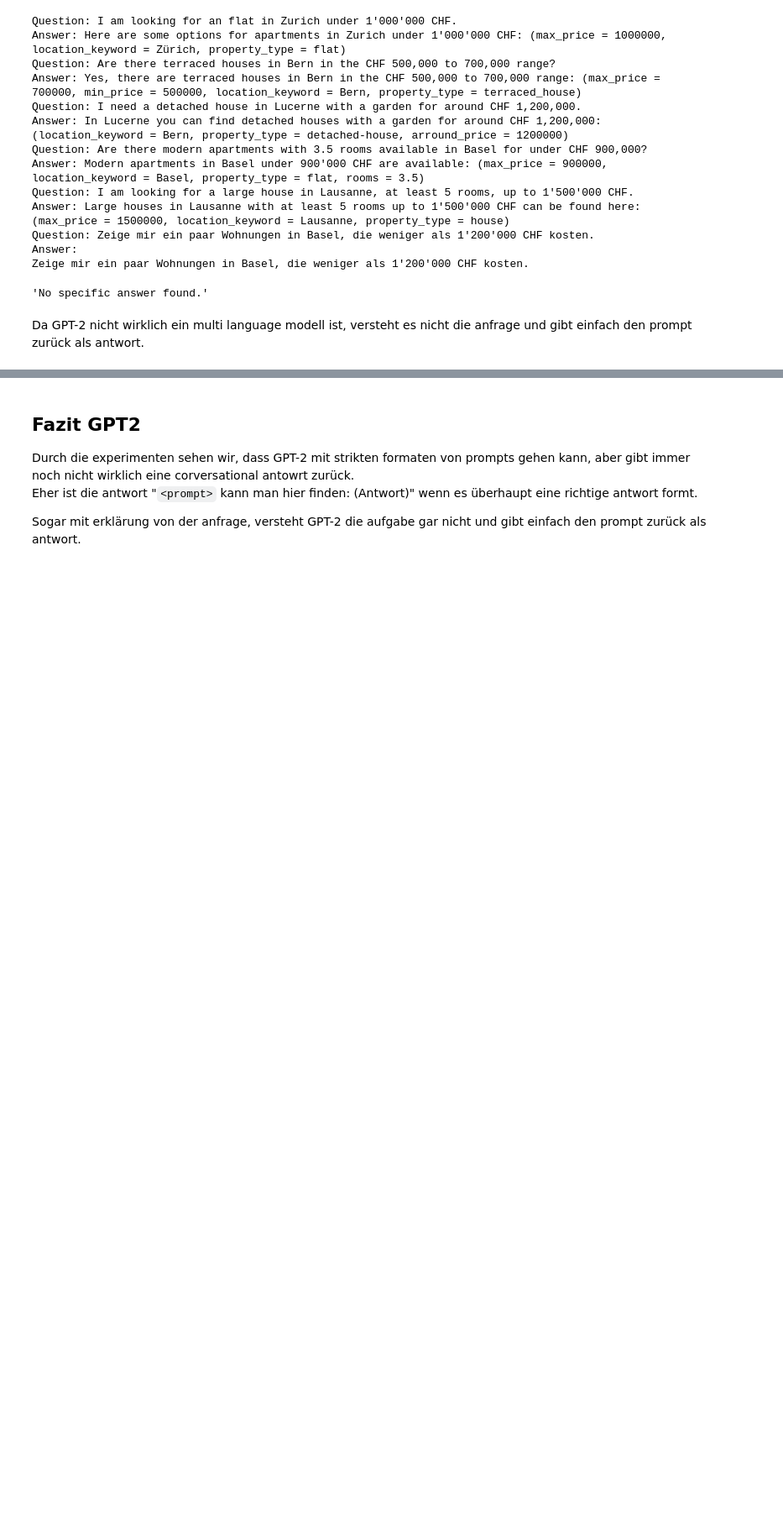
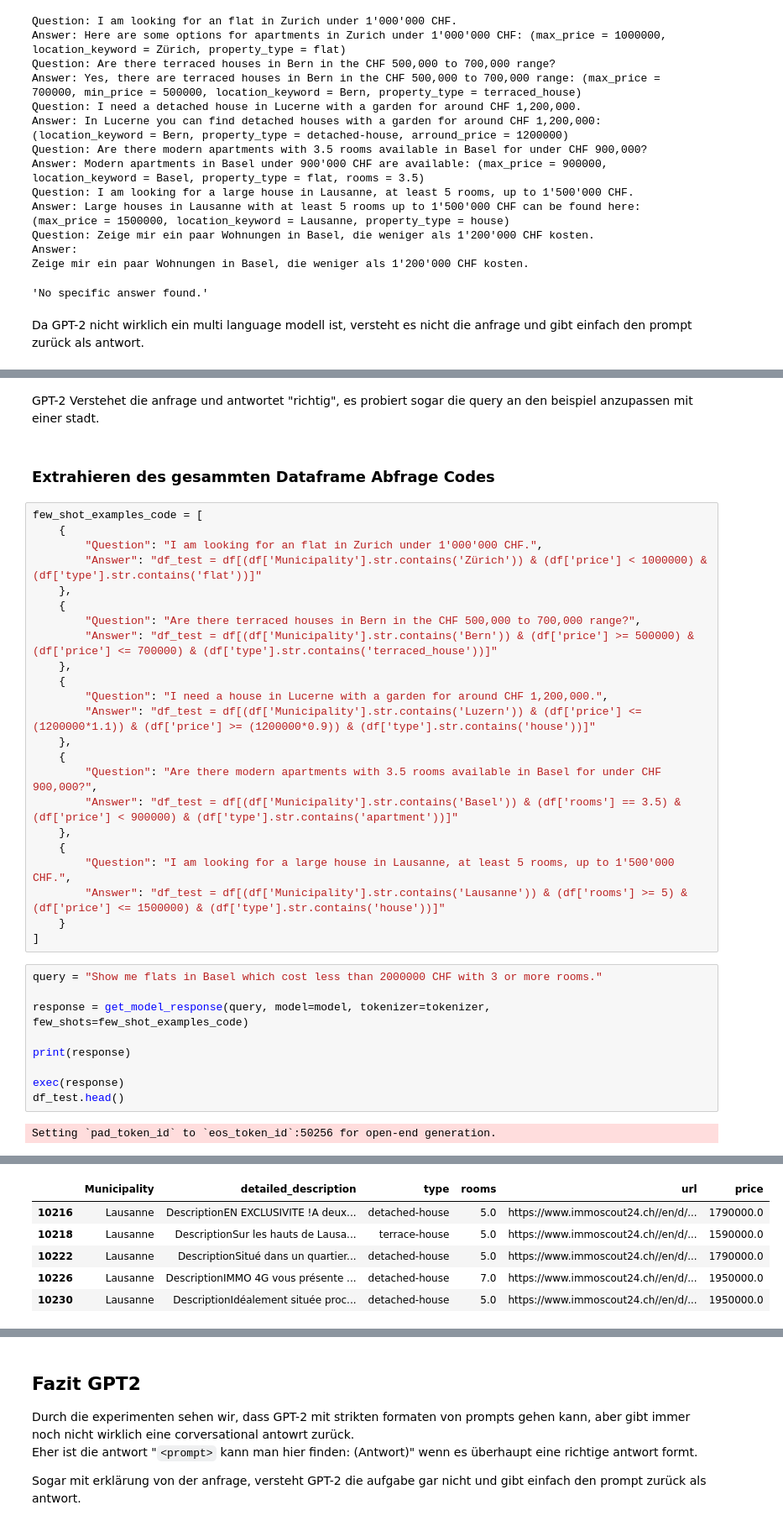
Before and after one commit to 7ben18/fhnw-npr-Natural-Language-Processing, a Jupyter notebook: mini-challenge2/few-shot-llm/GPT2_few_shot.ipynb, the cells around one changed output, grey strips where cells are left out. Shown: that part at 84% size. Drawn from its saved outputs; the diff is of its cells as text; blank space fills up the shorter version.

Commit message:
Add more tests to GPT2

```diff
--- a/mini-challenge2/few-shot-llm/GPT2_few_shot.ipynb
+++ b/mini-challenge2/few-shot-llm/GPT2_few_shot.ipynb
@@ -350,0 +389,38 @@ Da GPT-2 nicht wirklich ein multi language modell ist, versteht es nicht die anf
+# %% [markdown]
+GPT-2 Verstehet die anfrage und antwortet "richtig", es probiert sogar die query an den beispiel anzupassen mit einer stadt.
+# %% [markdown]
+### Extrahieren des gesammten Dataframe Abfrage Codes
+# %%
+few_shot_examples_code = [
+    {
+        "Question": "I am looking for an flat in Zurich under 1'000'000 CHF.",
+        "Answer": "df_test = df[(df['Municipality'].str.contains('Zürich')) & (df['price'] < 1000000) & (df['type'].str.contains('flat'))]"
+    },
+    {
+        "Question": "Are there terraced houses in Bern in the CHF 500,000 to 700,000 range?",
+        "Answer": "df_test = df[(df['Municipality'].str.contains('Bern')) & (df['price'] >= 500000) & (df['price'] <= 700000) & (df['type'].str.contains('terraced_house'))]"
+    },
+    {
+        "Question": "I need a house in Lucerne with a garden for around CHF 1,200,000.",
+        "Answer": "df_test = df[(df['Municipality'].str.contains('Luzern')) & (df['price'] <= (1200000*1.1)) & (df['price'] >= (1200000*0.9)) & (df['type'].str.contains('house'))]"
+    },
+    {
+        "Question": "Are there modern apartments with 3.5 rooms available in Basel for under CHF 900,000?",
+        "Answer": "df_test = df[(df['Municipality'].str.contains('Basel')) & (df['rooms'] == 3.5) & (df['price'] < 900000) & (df['type'].str.contains('apartment'))]"
+    },
+    {
+        "Question": "I am looking for a large house in Lausanne, at least 5 rooms, up to 1'500'000 CHF.",
+        "Answer": "df_test = df[(df['Municipality'].str.contains('Lausanne')) & (df['rooms'] >= 5) & (df['price'] <= 1500000) & (df['type'].str.contains('house'))]"
+    }
+]
+# %%
+query = "Show me flats in Basel which cost less than 2000000 CHF with 3 or more rooms."
+
+response = get_model_response(query, model=model, tokenizer=tokenizer, few_shots=few_shot_examples_code)
+
+print(response)
+
+exec(response)
+df_test.head()
+# %% [output]
+Setting `pad_token_id` to `eos_token_id`:50256 for open-end generation.
@@ -350,0 +440,6 @@ Da GPT-2 nicht wirklich ein multi language modell ist, versteht es nicht die anf
+|  | Municipality | detailed_description | type | rooms | url | price |
+| 10216 | Lausanne | DescriptionEN EXCLUSIVITE !A deux... | detached-house | 5.0 | https://www.immoscout24.ch//en/d/... | 1790000.0 |
+| 10218 | Lausanne | DescriptionSur les hauts de Lausa... | terrace-house | 5.0 | https://www.immoscout24.ch//en/d/... | 1590000.0 |
+| 10222 | Lausanne | DescriptionSitué dans un quartier... | detached-house | 5.0 | https://www.immoscout24.ch//en/d/... | 1790000.0 |
+| 10226 | Lausanne | DescriptionIMMO 4G vous présente ... | detached-house | 7.0 | https://www.immoscout24.ch//en/d/... | 1950000.0 |
+| 10230 | Lausanne | DescriptionIdéalement située proc... | detached-house | 5.0 | https://www.immoscout24.ch//en/d/... | 1950000.0 |
```
Also changed, not shown: parts of 17 cells of this notebook.
